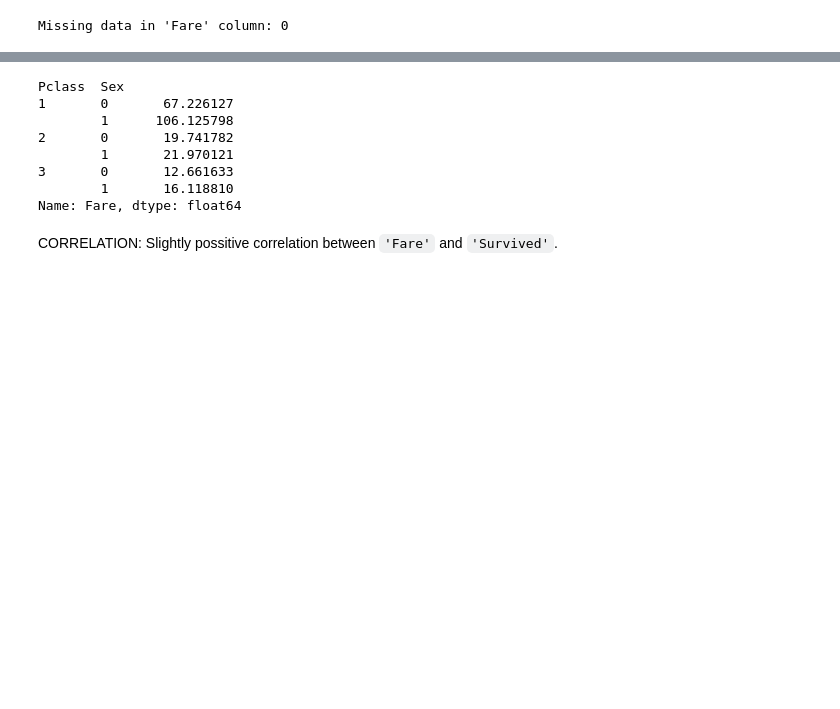
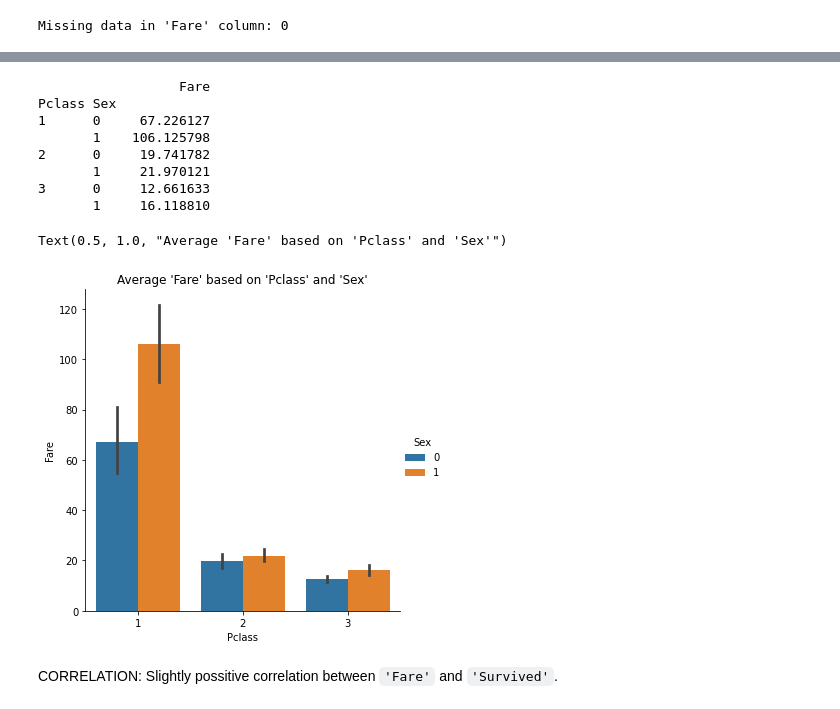
Before and after one commit to AShabunevich/Kaggle_practice_and_exercises, a Jupyter notebook: Titanic_Machine_Learning/titanic_project.ipynb, the cells around one changed output, grey strips where cells are left out. Cells and saved outputs as stored; diff of their text form; code cells hidden in the pictures; blank space fills up the shorter version.

```diff
--- a/Titanic_Machine_Learning/titanic_project.ipynb
+++ b/Titanic_Machine_Learning/titanic_project.ipynb
@@ -697,15 +703,23 @@ print(mean_pclass_fare_table)
 # %%
-#'Fare' based on 'Pclass' and 'Sex'
-train_data.groupby(['Pclass','Sex']).Fare.mean()
+#Average 'Fare' based on 'Pclass' and 'Sex'
+g=train_data.groupby(['Pclass','Sex']).Fare.mean()
+g=pd.DataFrame(g)
+print(g)
+
+#GRAPH
+sns.catplot(x = "Pclass", y = "Fare", hue = "Sex", data = train_data, kind = "bar")
+plt.title("Average 'Fare' based on 'Pclass' and 'Sex'")
 # %% [output]
-Pclass  Sex
-1       0       67.226127
-        1      106.125798
-2       0       19.741782
-        1       21.970121
-3       0       12.661633
-        1       16.118810
-Name: Fare, dtype: float64
+                  Fare
+Pclass Sex
+1      0     67.226127
+       1    106.125798
+2      0     19.741782
+       1     21.970121
+3      0     12.661633
+       1     16.118810
+Text(0.5, 1.0, "Average 'Fare' based on 'Pclass' and 'Sex'")
+[figure, added]
 # %% [markdown]
 CORRELATION: Slightly possitive correlation between `'Fare'` and `'Survived'`.
 # %%
```
Also changed, not shown: parts of 5 cells of this notebook.
